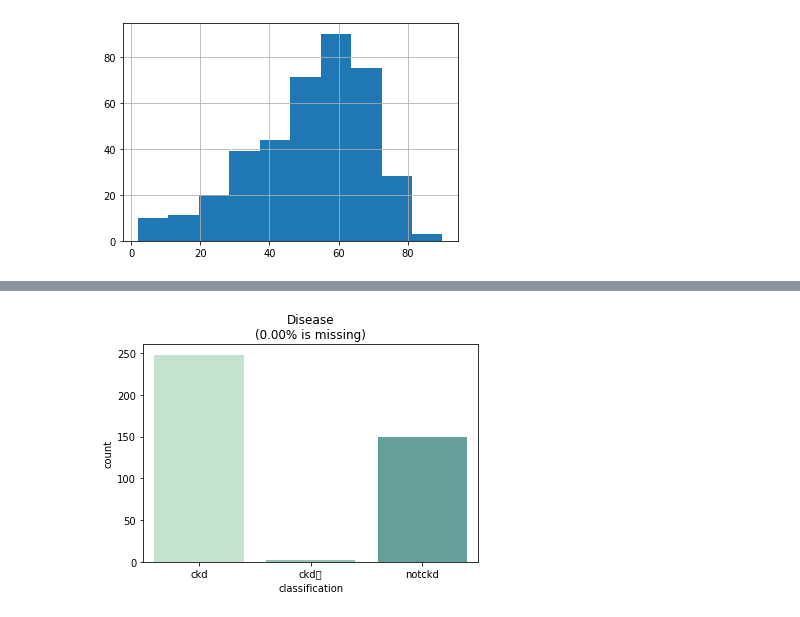
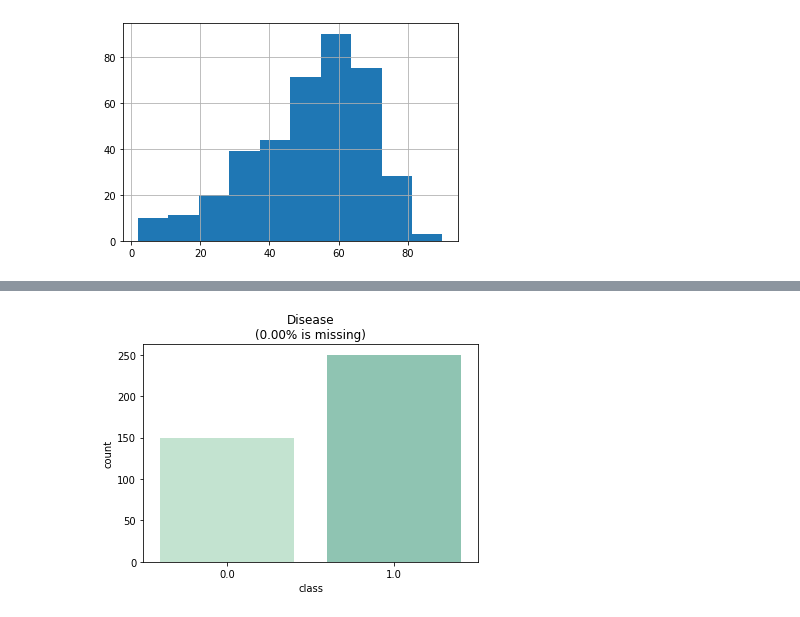
Before and after one commit to StudOborona/MLSummer2022, a Jupyter notebook: Task_4/task_4.ipynb, the cells around one changed output, grey strips where cells are left out. Drawn from its saved outputs; the diff is of its cells as text; code cells hidden in the pictures.

```diff
--- a/Task_4/task_4.ipynb
+++ b/Task_4/task_4.ipynb
@@ -196,12 +170,12 @@ IndexError: ignored
 # %%
-miss_perc="%.2f"%(100*(1-(kidney['classification'].dropna().shape[0])/kidney.shape[0]))
+miss_perc="%.2f"%(100*(1-(kidney['class'].dropna().shape[0])/kidney.shape[0]))
 
 label="Disease\n(missing:\n{}%)".format(miss_perc)
-fig=sns.countplot(x=kidney['classification'],label=label, palette=sns.cubehelix_palette(rot=-.35,light=0.85,hue=1))
+fig=sns.countplot(x=kidney['class'],label=label, palette=sns.cubehelix_palette(rot=-.35,light=0.85,hue=1))
 plt.title("Disease\n({}% is missing)".format(miss_perc))
 plt.show()
 # %% [output]
-[figure, old version]
+[figure, new version]
 # %%
 d=((kidney.isnull().sum()/kidney.shape[0])).sort_values(ascending=False)
 d.plot(kind='bar',
```
Also changed, not shown: parts of 10 cells of this notebook, 1 other file.
